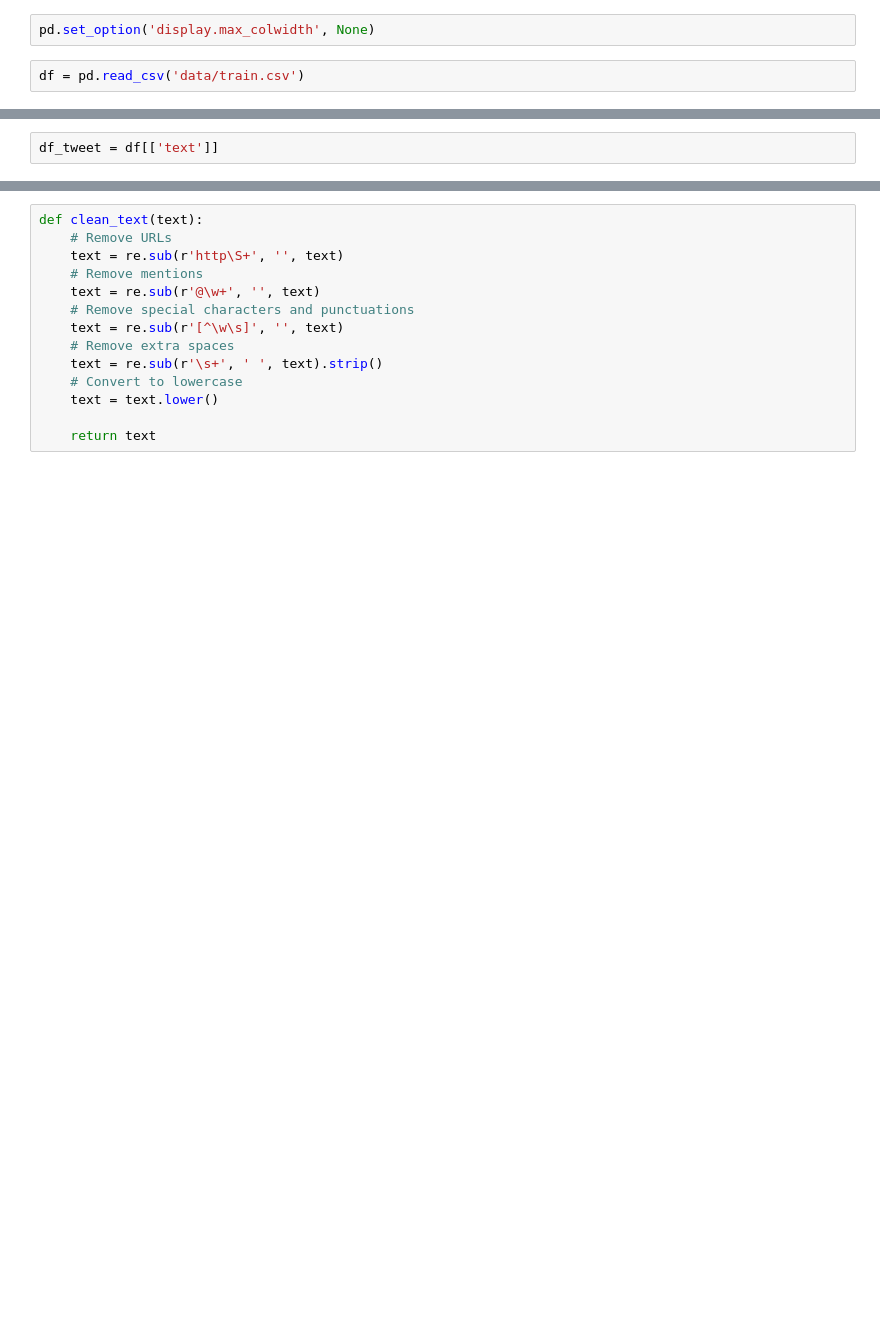
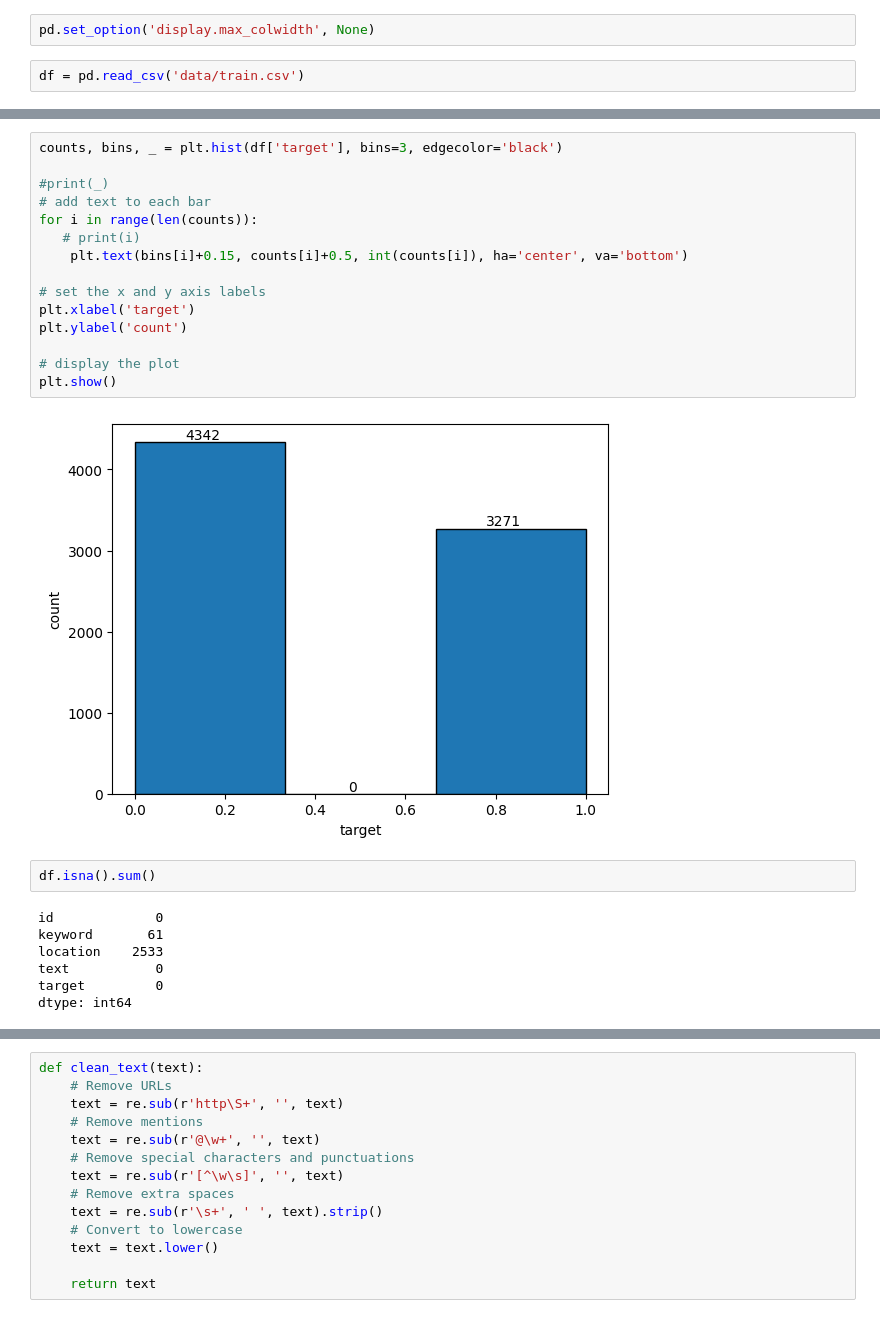
Before and after one commit to vijitha9129/nlp-tweet-sentinment, a Jupyter notebook: tweet-analysis.ipynb, the cells around one changed output, grey strips where cells are left out. Drawn from its saved outputs; the diff is of its cells as text; blank space fills up the shorter version.

```diff
--- a/tweet-analysis.ipynb
+++ b/tweet-analysis.ipynb
@@ -33,3 +58,27 @@ df.sample(2)
+# %%
+counts, bins, _ = plt.hist(df['target'], bins=3, edgecolor='black')
+
+#print(_)
+# add text to each bar
+for i in range(len(counts)):
+   # print(i)
+    plt.text(bins[i]+0.15, counts[i]+0.5, int(counts[i]), ha='center', va='bottom')
+
+# set the x and y axis labels
+plt.xlabel('target')
+plt.ylabel('count')
+
+# display the plot
+plt.show()
+# %% [output]
+[figure, added]
 # %%
-df_tweet = df[['text']]
+df.isna().sum()
+# %% [output]
+id             0
+keyword       61
+location    2533
+text           0
+target         0
+dtype: int64
 # %%
```
Also changed, not shown: parts of 6 cells of this notebook.
